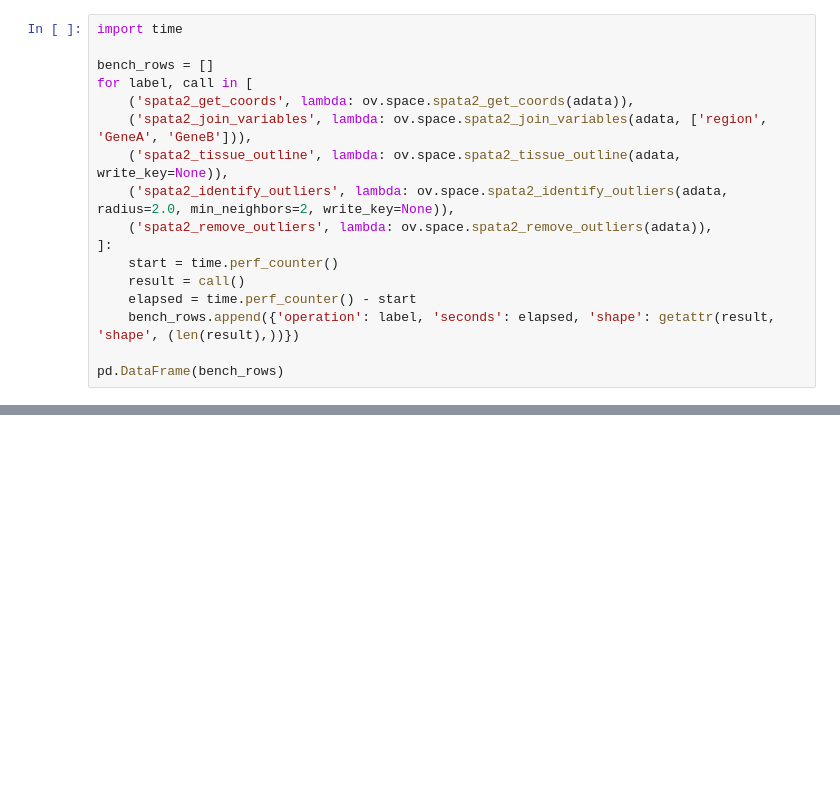
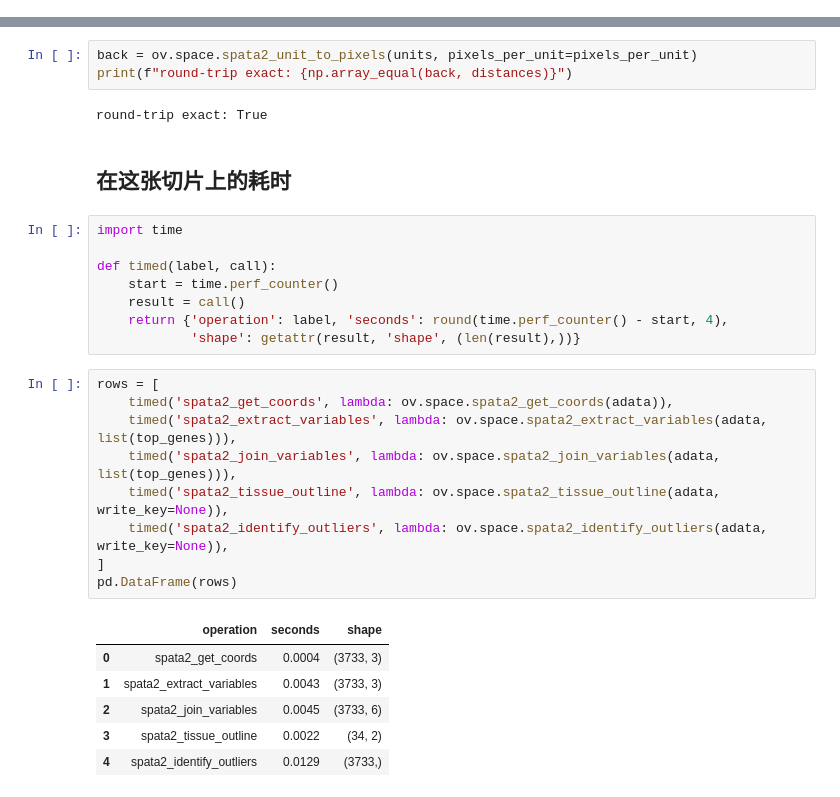
Before and after one commit to Starlitnightly/omicverse-tutorials, a Jupyter notebook: docs_zh/Tutorials-space/t_spata2py.ipynb, the cells around one changed output, grey strips where cells are left out. Drawn from its saved outputs; the diff is of its cells as text; blank space fills up the shorter version.

```diff
--- a/docs_zh/Tutorials-space/t_spata2py.ipynb
+++ b/docs_zh/Tutorials-space/t_spata2py.ipynb
@@ -200,17 +0,0 @@ pd.DataFrame({'pixels': pixels, 'micrometers': micrometers, 'roundtrip_pixels':
-# %%
-import time
-
-bench_rows = []
-for label, call in [
-    ('spata2_get_coords', lambda: ov.space.spata2_get_coords(adata)),
-    ('spata2_join_variables', lambda: ov.space.spata2_join_variables(adata, ['region', 'GeneA', 'GeneB'])),
-    ('spata2_tissue_outline', lambda: ov.space.spata2_tissue_outline(adata, write_key=None)),
-    ('spata2_identify_outliers', lambda: ov.space.spata2_identify_outliers(adata, radius=2.0, min_neighbors=2, write_key=None)),
-    ('spata2_remove_outliers', lambda: ov.space.spata2_remove_outliers(adata)),
-]:
-    start = time.perf_counter()
-    result = call()
-    elapsed = time.perf_counter() - start
-    bench_rows.append({'operation': label, 'seconds': elapsed, 'shape': getattr(result, 'shape', (len(result),))})
-
-pd.DataFrame(bench_rows)
@@ -253,0 +249,31 @@ parity
+# %%
+back = ov.space.spata2_unit_to_pixels(units, pixels_per_unit=pixels_per_unit)
+print(f"round-trip exact: {np.array_equal(back, distances)}")
+# %% [output]
+round-trip exact: True
+# %% [markdown]
+## 在这张切片上的耗时
+# %%
+import time
+
+def timed(label, call):
+    start = time.perf_counter()
+    result = call()
+    return {'operation': label, 'seconds': round(time.perf_counter() - start, 4),
+            'shape': getattr(result, 'shape', (len(result),))}
+# %%
+rows = [
+    timed('spata2_get_coords', lambda: ov.space.spata2_get_coords(adata)),
+    timed('spata2_extract_variables', lambda: ov.space.spata2_extract_variables(adata, list(top_genes))),
+    timed('spata2_join_variables', lambda: ov.space.spata2_join_variables(adata, list(top_genes))),
+    timed('spata2_tissue_outline', lambda: ov.space.spata2_tissue_outline(adata, write_key=None)),
+    timed('spata2_identify_outliers', lambda: ov.space.spata2_identify_outliers(adata, write_key=None)),
+]
+pd.DataFrame(rows)
+# %% [output]
+|  | operation | seconds | shape |
+| 0 | spata2_get_coords | 0.0004 | (3733, 3) |
+| 1 | spata2_extract_variables | 0.0043 | (3733, 3) |
+| 2 | spata2_join_variables | 0.0045 | (3733, 6) |
+| 3 | spata2_tissue_outline | 0.0022 | (34, 2) |
+| 4 | spata2_identify_outliers | 0.0129 | (3733,) |
```
Also changed, not shown: parts of 60 cells of this notebook, 1 other file.
